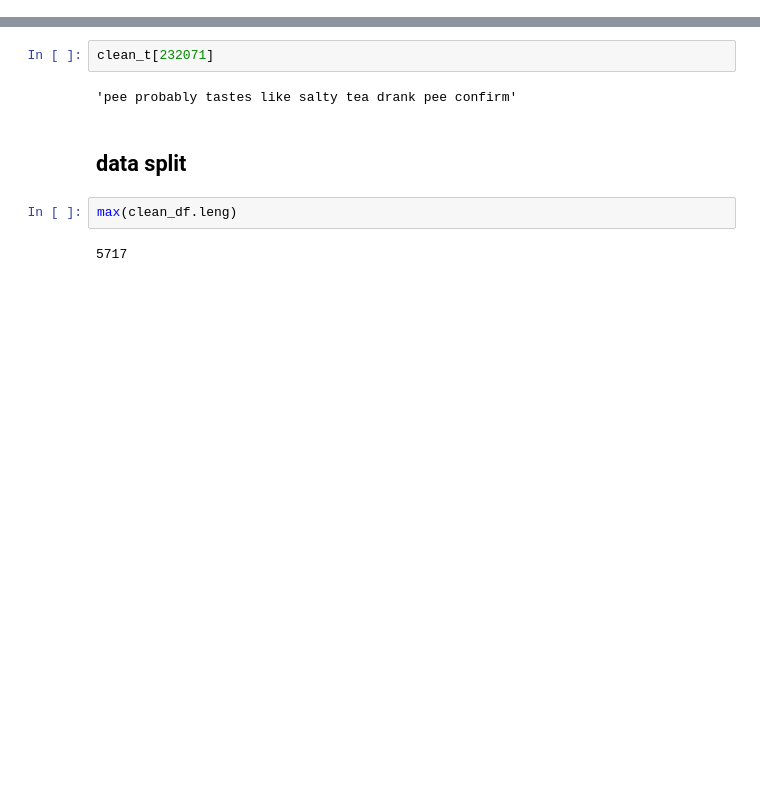
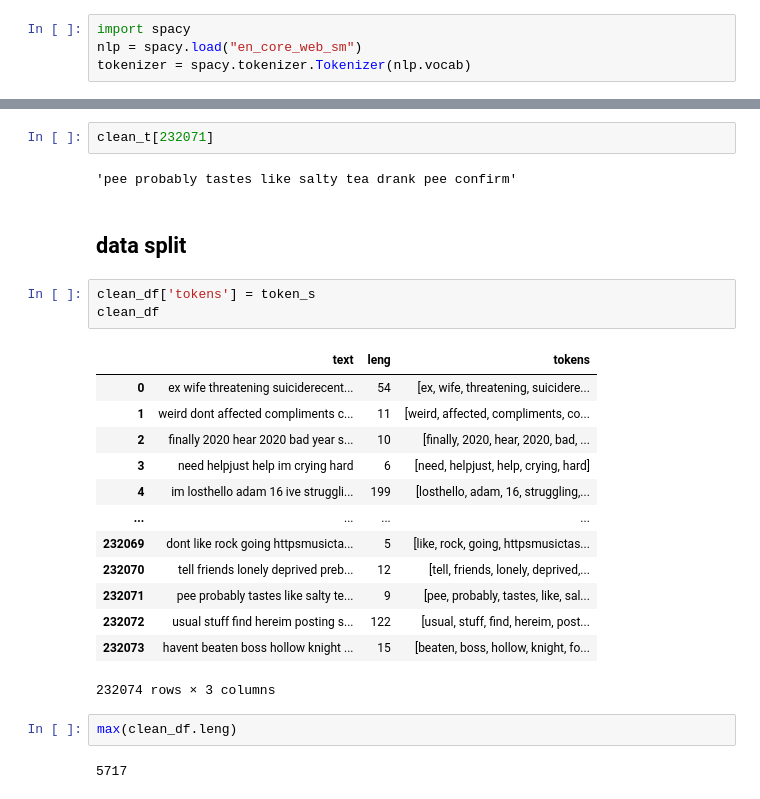
Before and after one commit to minshyee/CP1, a Jupyter notebook: DepressionDetection.ipynb, the cells around one changed output, grey strips where cells are left out. Cells and saved outputs as stored; diff of their text form; blank space fills up the shorter version.

```diff
--- a/DepressionDetection.ipynb
+++ b/DepressionDetection.ipynb
@@ -160,0 +154,4 @@ clean_df
+# %%
+import spacy
+nlp = spacy.load("en_core_web_sm")
+tokenizer = spacy.tokenizer.Tokenizer(nlp.vocab)
@@ -181,6 +203,23 @@ clean_t[232071]
 'pee probably tastes like salty tea drank pee confirm'
 # %% [markdown]
 ## data split
+# %%
+clean_df['tokens'] = token_s
+clean_df
+# %% [output]
+|  | text | leng | tokens |
+| 0 | ex wife threatening suiciderecent... | 54 | [ex, wife, threatening, suicidere... |
+| 1 | weird dont affected compliments c... | 11 | [weird, affected, compliments, co... |
+| 2 | finally 2020 hear 2020 bad year s... | 10 | [finally, 2020, hear, 2020, bad, ... |
+| 3 | need helpjust help im crying hard | 6 | [need, helpjust, help, crying, hard] |
+| 4 | im losthello adam 16 ive struggli... | 199 | [losthello, adam, 16, struggling,... |
+| ... | ... | ... | ... |
+| 232069 | dont like rock going httpsmusicta... | 5 | [like, rock, going, httpsmusictas... |
+| 232070 | tell friends lonely deprived preb... | 12 | [tell, friends, lonely, deprived,... |
+| 232071 | pee probably tastes like salty te... | 9 | [pee, probably, tastes, like, sal... |
+| 232072 | usual stuff find hereim posting s... | 122 | [usual, stuff, find, hereim, post... |
+| 232073 | havent beaten boss hollow knight ... | 15 | [beaten, boss, hollow, knight, fo... |
+232074 rows × 3 columns
 # %%
 max(clean_df.leng)
 # %% [output]
```
Also changed, not shown: parts of 21 cells of this notebook.
